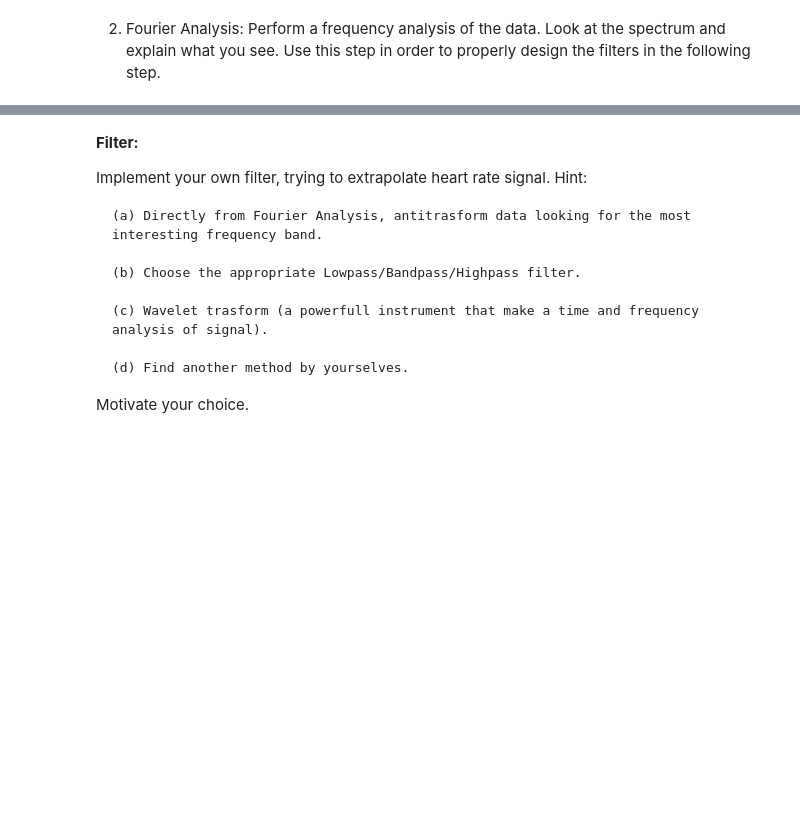
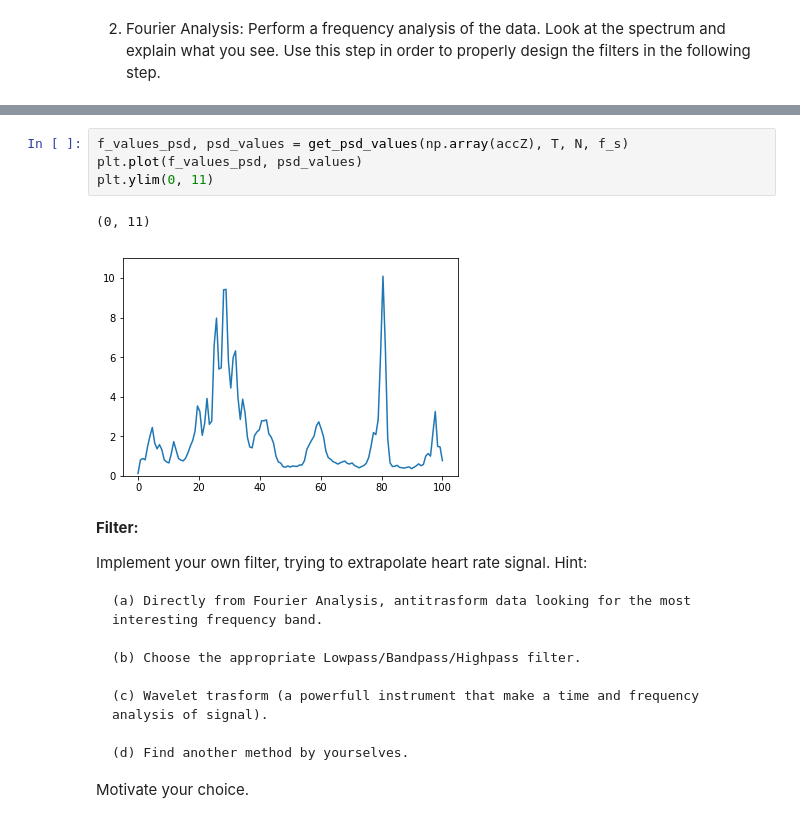
Before and after one commit to CrostaBot/HeartRateEstimation, a Jupyter notebook: SCG.ipynb, the cells around one changed output, grey strips where cells are left out. Cells and saved outputs as stored; diff of their text form; blank space fills up the shorter version.

```diff
--- a/SCG.ipynb
+++ b/SCG.ipynb
@@ -253,3 +292,10 @@ stat
+# %%
+f_values_psd, psd_values = get_psd_values(np.array(accZ), T, N, f_s)
+plt.plot(f_values_psd, psd_values)
+plt.ylim(0, 11)
+# %% [output]
+(0, 11)
+[figure, added]
 # %% [markdown]
 **Filter:**
 
```
Also changed, not shown: parts of 8 cells of this notebook.
